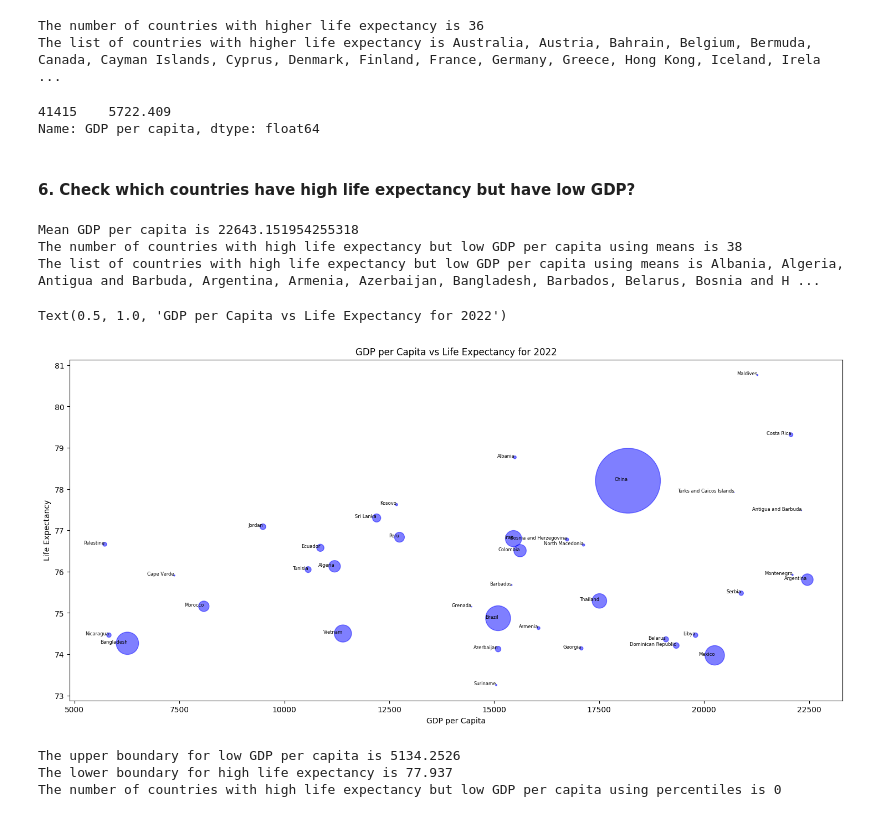
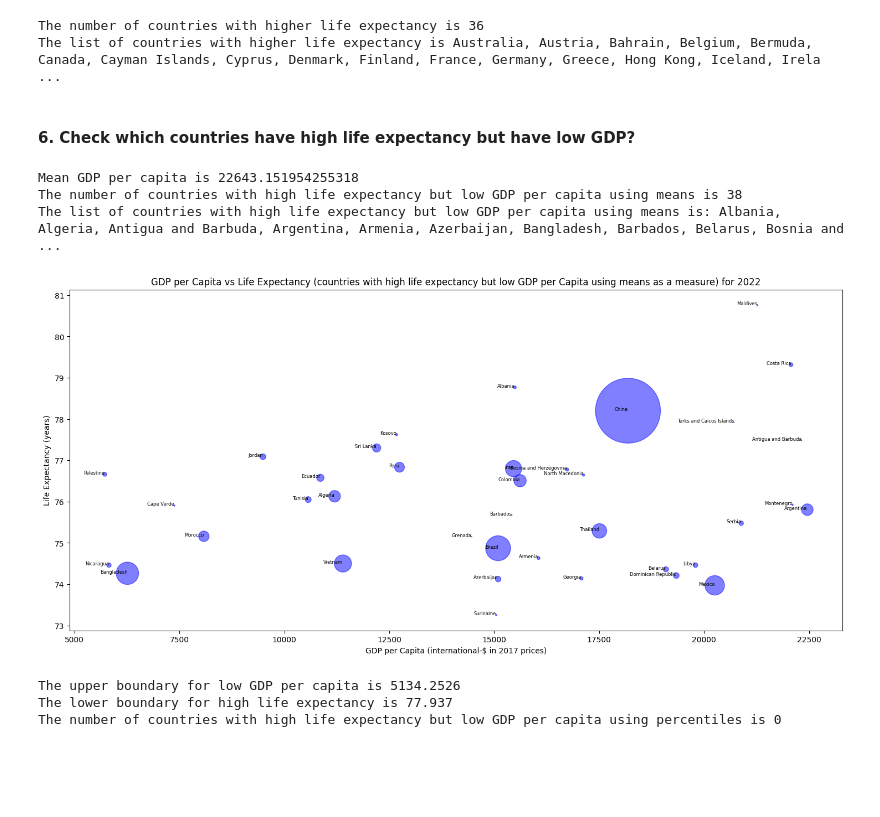
Before and after one commit to sdvelev/Introduction-To-Data-Science-And-AI, a Jupyter notebook: 01-introduction-to-data-science-and-python/assignment-1-Stefan-Velev.ipynb, the cells around one changed output. Drawn from its saved outputs; the diff is of its cells as text; code cells hidden in the pictures; blank space fills up the shorter version.

```diff
--- a/01-introduction-to-data-science-and-python/assignment-1-Stefan-Velev.ipynb
+++ b/01-introduction-to-data-science-and-python/assignment-1-Stefan-Velev.ipynb
@@ -127,0 +126,12 @@ Text(0.5, 1.0, 'GDP per Capita vs Life Expectancy for 2022')
+# %%
+plt.figure(figsize=(18, 8))
+df_higher_GDP = df[df['GDP per capita'] >= 20000]
+plt.scatter(df_higher_GDP['GDP per capita'], df_higher_GDP['Life expectancy'], color='blue', s = df_higher_GDP['Population']/200000, alpha=0.5)
+
+for i, country in enumerate(df_higher_GDP['Country']):
+    plt.text(df_higher_GDP['GDP per capita'].iloc[i], df_higher_GDP['Life expectancy'].iloc[i], df_higher_GDP['Country'].iloc[i], fontsize=6, ha='right')
+
+plt.xlabel('GDP per Capita (international-$ in 2017 prices)')
+plt.ylabel('Life Expectancy (years)')
+plt.title('GDP per Capita vs Life Expectancy (countries with GDP more than 20000) for 2022')
+plt.show()
@@ -163,11 +175,6 @@ print('The list of countries with higher life expectancy is',  ', '.join(df_high
 # %% [output]
 The number of countries with higher life expectancy is 36
 The list of countries with higher life expectancy is Australia, Austria, Bahrain, Belgium, Bermuda, Canada, Cayman Islands, Cyprus, Denmark, Finland, France, Germany, Greece, Hong Kong, Iceland, Irela ...
-# %%
-print(df[df['Country'] == 'Palestine']['GDP per capita'])
-# %% [output]
-41415    5722.409
-Name: GDP per capita, dtype: float64
 # %% [markdown]
 #### 6. Check which countries have high life expectancy but have low GDP?
 # %%
@@ -176,28 +183,24 @@ mean_gdp = np.mean(df['GDP per capita'])
 print('Mean GDP per capita is', mean_gdp)
 df_higher_life_expectancy_lower_GDP1 = df[(df['Life expectancy'] > mean_life_expectancy) & (df['GDP per capita'] < mean_gdp)]
 print('The number of countries with high life expectancy but low GDP per capita using means is', len(df_higher_life_expectancy_lower_GDP1))
-print('The list of countries with high life expectancy but low GDP per capita using means is',  ', '.join(df_higher_life_expectancy_lower_GDP1['Country']))
+print('The list of countries with high life expectancy but low GDP per capita using means is:',  ', '.join(df_higher_life_expectancy_lower_GDP1['Country']))
 # %% [output]
 Mean GDP per capita is 22643.151954255318
 The number of countries with high life expectancy but low GDP per capita using means is 38
-The list of countries with high life expectancy but low GDP per capita using means is Albania, Algeria, Antigua and Barbuda, Argentina, Armenia, Azerbaijan, Bangladesh, Barbados, Belarus, Bosnia and H ...
+The list of countries with high life expectancy but low GDP per capita using means is: Albania, Algeria, Antigua and Barbuda, Argentina, Armenia, Azerbaijan, Bangladesh, Barbados, Belarus, Bosnia and  ...
 # %%
 plt.figure(figsize=(18, 8))
 plt.scatter(df_higher_life_expectancy_lower_GDP1['GDP per capita'], df_higher_life_expectancy_lower_GDP1['Life expectancy'], color='blue', s = df_higher_life_expectancy_lower_GDP1['Population']/200000, alpha=0.5)
 
-#plt.xticks([1000, 2000, 5000, 10000, 20000, 50000, 100000])
-
-# plt.ylim(53, 86)
-
 for i, country in enumerate(df_higher_life_expectancy_lower_GDP1['Country']):
     plt.text(df_higher_life_expectancy_lower_GDP1['GDP per capita'].iloc[i], df_higher_life_expectancy_lower_GDP1['Life expectancy'].iloc[i], df_higher_life_expectancy_lower_GDP1['Country'].iloc[i], fontsize=6, ha='right')
 
-plt.xlabel('GDP per Capita')
-plt.ylabel('Life Expectancy')
-plt.title('GDP per Capita vs Life Expectancy for 2022')
+plt.xlabel('GDP per Capita (international-$ in 2017 prices)')
+plt.ylabel('Life Expectancy (years)')
+plt.title('GDP per Capita vs Life Expectancy (countries with high life expectancy but low GDP per Capita using means as a measure) for 2022')
+plt.show()
 # %% [output]
-Text(0.5, 1.0, 'GDP per Capita vs Life Expectancy for 2022')
-[figure, old version]
+[figure, new version]
 # %%
 # List countries with high life expectancy but low GDP using 75th percentile for high life expectancy and the 25th percentile for low GDP
 upper_boundary_low_gdp = df['GDP per capita'].quantile(0.25)
```
Also changed, not shown: parts of 16 cells of this notebook.
